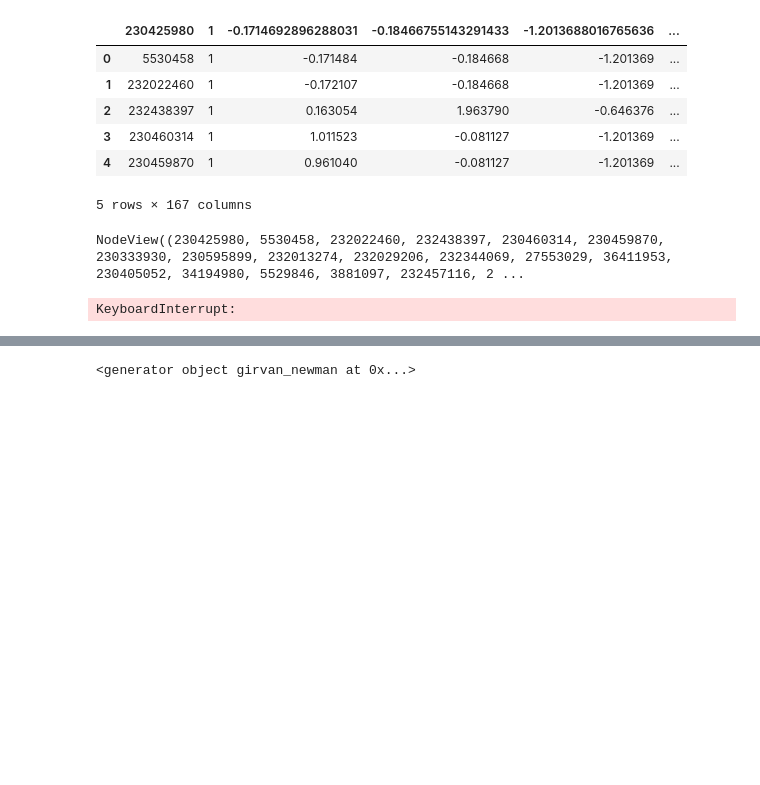
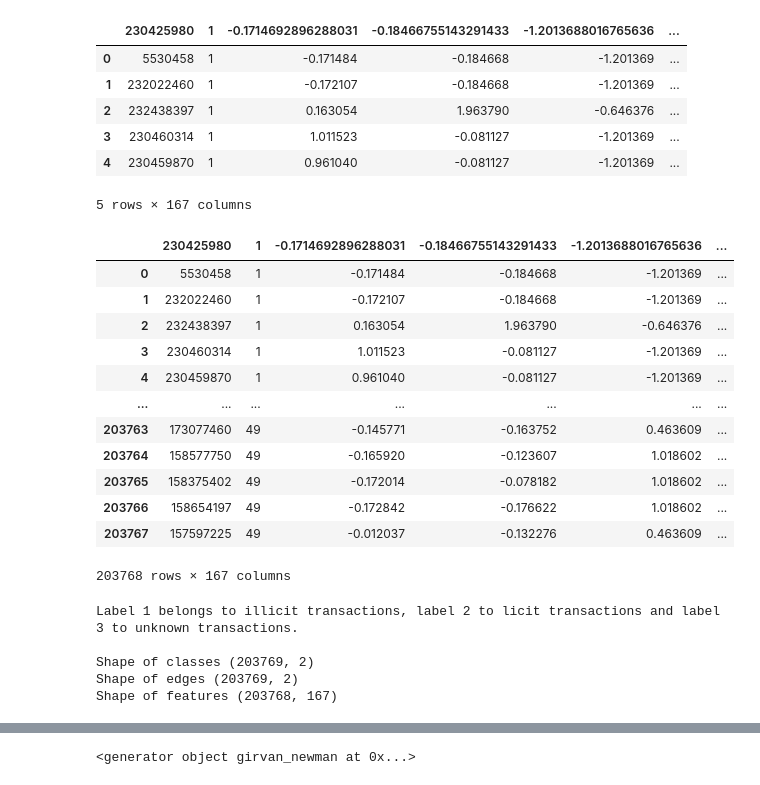
Before and after one commit to Arnau1/GraphAnomaly, a Jupyter notebook: nerea.ipynb, the cells around one changed output, grey strips where cells are left out. Cells and saved outputs as stored; diff of their text form; code cells hidden in the pictures; blank space fills up the shorter version.

```diff
--- a/nerea.ipynb
+++ b/nerea.ipynb
@@ -53,13 +44,38 @@ graph.add_edges_from(edges_list)
-# %%
-graph.nodes()
-# %% [output]
-NodeView((230425980, 5530458, 232022460, 232438397, 230460314, 230459870, 230333930, 230595899, 232013274, 232029206, 232344069, 27553029, 36411953, 230405052, 34194980, 5529846, 3881097, 232457116, 2 ...
-# %%
-# Draw the graph
-pos = nx.spring_layout(graph, iterations=1000)
-# nx.draw(graph, pos=pos, with_labels=True)
-
-# plt.title('Graph')
-# plt.show()
-# %% [output]
-KeyboardInterrupt:
+# %%
+# Change column names of df_features
+colNames1 = {'0': 'txId', 1: "Time step"}
+colNames2 = {str(ii+2): "Local_feature_" + str(ii+1) for ii in range(93)}
+colNames3 = {str(ii+95): "Aggregate_feature_" + str(ii+1) for ii in range(72)}
+
+colNames = dict(colNames1, **colNames2, **colNames3 )
+colNames = {int(jj): item_kk for jj,item_kk in colNames.items()}
+
+features = features.rename(columns=colNames)
+features
+# %% [output]
+|  | 230425980 | 1 | -0.1714692896288031 | -0.18466755143291433 | -1.2013688016765636 | ... |
+| 0 | 5530458 | 1 | -0.171484 | -0.184668 | -1.201369 | ... |
+| 1 | 232022460 | 1 | -0.172107 | -0.184668 | -1.201369 | ... |
+| 2 | 232438397 | 1 | 0.163054 | 1.963790 | -0.646376 | ... |
+| 3 | 230460314 | 1 | 1.011523 | -0.081127 | -1.201369 | ... |
+| 4 | 230459870 | 1 | 0.961040 | -0.081127 | -1.201369 | ... |
+| ... | ... | ... | ... | ... | ... | ... |
+| 203763 | 173077460 | 49 | -0.145771 | -0.163752 | 0.463609 | ... |
+| 203764 | 158577750 | 49 | -0.165920 | -0.123607 | 1.018602 | ... |
+| 203765 | 158375402 | 49 | -0.172014 | -0.078182 | 1.018602 | ... |
+| 203766 | 158654197 | 49 | -0.172842 | -0.176622 | 1.018602 | ... |
+| 203767 | 157597225 | 49 | -0.012037 | -0.132276 | 0.463609 | ... |
+203768 rows × 167 columns
+# %%
+# Pass unknown to number 3
+classes.loc[classes['class'] == 'unknown', 'class'] = 3
+print('Label 1 belongs to illicit transactions, label 2 to licit transactions and label 3 to unknown transactions.\n')
+print('Shape of classes', classes.shape)
+print('Shape of edges', classes.shape)
+print('Shape of features', features.shape)
+# %% [output]
+Label 1 belongs to illicit transactions, label 2 to licit transactions and label 3 to unknown transactions.
+
+Shape of classes (203769, 2)
+Shape of edges (203769, 2)
+Shape of features (203768, 167)
```
Also changed, not shown: parts of 6 cells of this notebook.
